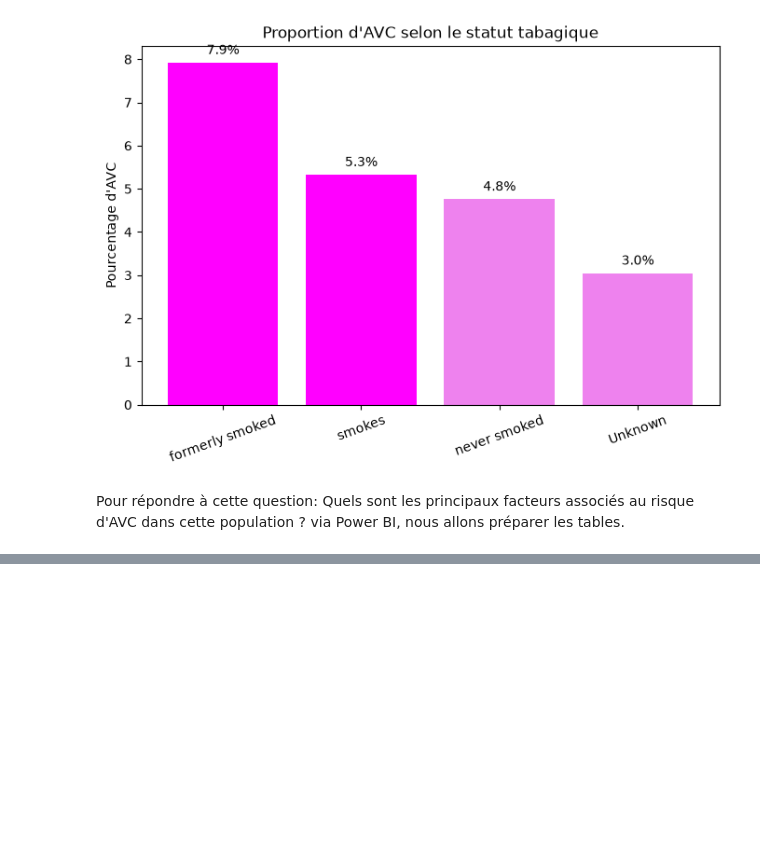
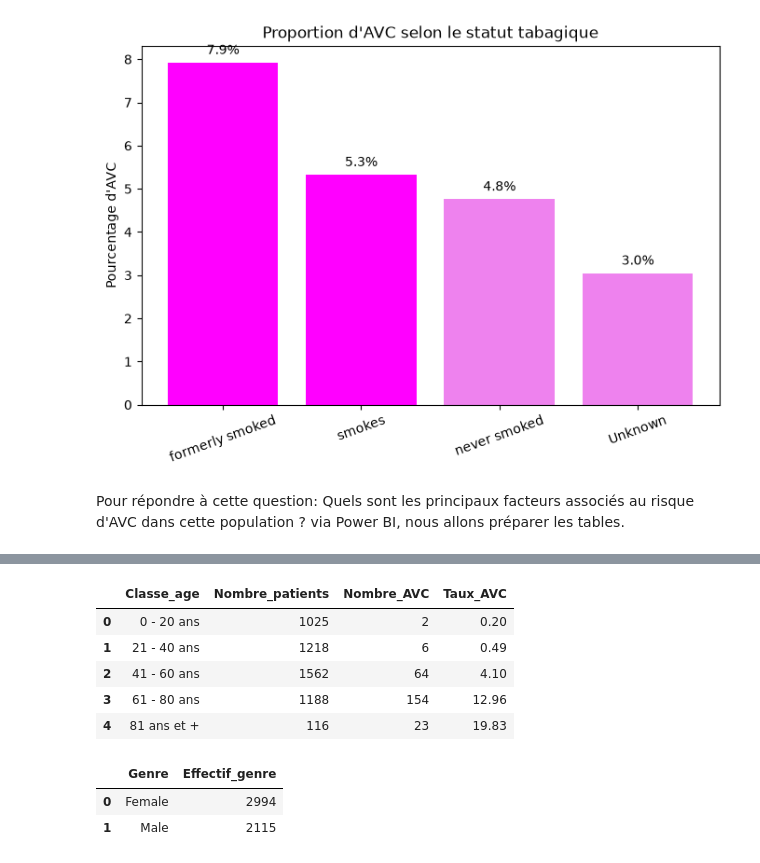
Before and after one commit to Audrey-Djomi/projet-avc-prediction, a Jupyter notebook: notebooks/03_analyse.ipynb, the cells around one changed output, grey strips where cells are left out. Drawn from its saved outputs; the diff is of its cells as text; code cells hidden in the pictures; blank space fills up the shorter version.

```diff
--- a/notebooks/03_analyse.ipynb
+++ b/notebooks/03_analyse.ipynb
@@ -446,0 +465,11 @@ df_clean["Classe_age"] = pd.cut(
+# %%
+# Mettre les valeux du taux AVC en pourcentage
+table_age["Taux_AVC"]=(table_age["Taux_AVC"]*100).round(2)
+table_age
+# %% [output]
+|  | Classe_age | Nombre_patients | Nombre_AVC | Taux_AVC |
+| 0 | 0 - 20 ans | 1025 | 2 | 0.20 |
+| 1 | 21 - 40 ans | 1218 | 6 | 0.49 |
+| 2 | 41 - 60 ans | 1562 | 64 | 4.10 |
+| 3 | 61 - 80 ans | 1188 | 154 | 12.96 |
+| 4 | 81 ans et + | 116 | 23 | 19.83 |
@@ -446,0 +479,9 @@ df_clean["Classe_age"] = pd.cut(
+# %%
+# Créer la table des genres et leurs effectifs
+table_genre = pd.DataFrame({"Genre": df_clean["gender"].value_counts().index,
+              "Effectif_genre": df_clean["gender"].value_counts().values})
+table_genre
+# %% [output]
+|  | Genre | Effectif_genre |
+| 0 | Female | 2994 |
+| 1 | Male | 2115 |
```
Also changed, not shown: parts of 4 cells of this notebook, 2 other files.
